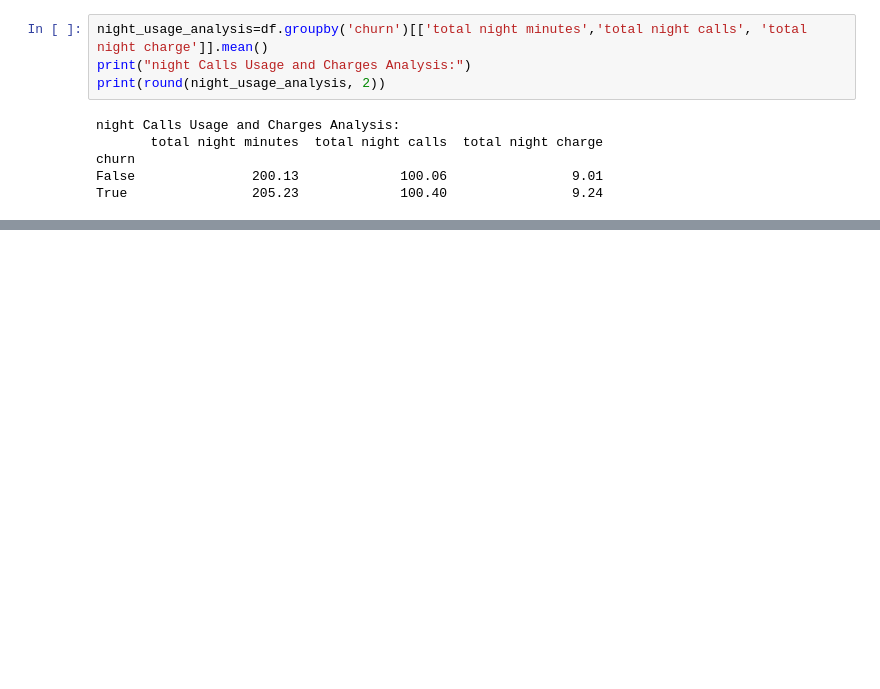
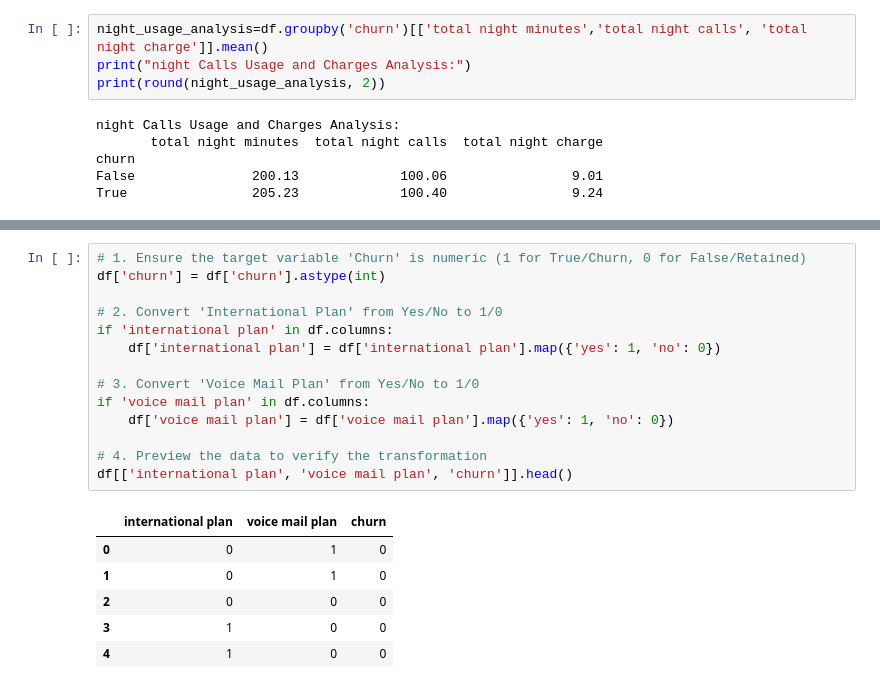
Before and after one commit to salooKhogali/Telco-Churn-Prediction-Project, a Jupyter notebook: Data-Analytics/churn_eda_ansalysis.ipynb, the cells around one changed output, grey strips where cells are left out. Cells and saved outputs as stored; diff of their text form; blank space fills up the shorter version.

```diff
--- a/Data-Analytics/churn_eda_ansalysis.ipynb
+++ b/Data-Analytics/churn_eda_ansalysis.ipynb
@@ -283,0 +365,21 @@ plt.show()
+# %%
+# 1. Ensure the target variable 'Churn' is numeric (1 for True/Churn, 0 for False/Retained)
+df['churn'] = df['churn'].astype(int)
+
+# 2. Convert 'International Plan' from Yes/No to 1/0
+if 'international plan' in df.columns:
+    df['international plan'] = df['international plan'].map({'yes': 1, 'no': 0})
+
+# 3. Convert 'Voice Mail Plan' from Yes/No to 1/0
+if 'voice mail plan' in df.columns:
+    df['voice mail plan'] = df['voice mail plan'].map({'yes': 1, 'no': 0})
+
+# 4. Preview the data to verify the transformation
+df[['international plan', 'voice mail plan', 'churn']].head()
+# %% [output]
+|  | international plan | voice mail plan | churn |
+| 0 | 0 | 1 | 0 |
+| 1 | 0 | 1 | 0 |
+| 2 | 0 | 0 | 0 |
+| 3 | 1 | 0 | 0 |
+| 4 | 1 | 0 | 0 |
```
Also changed, not shown: parts of 11 cells of this notebook, 2 other files.
